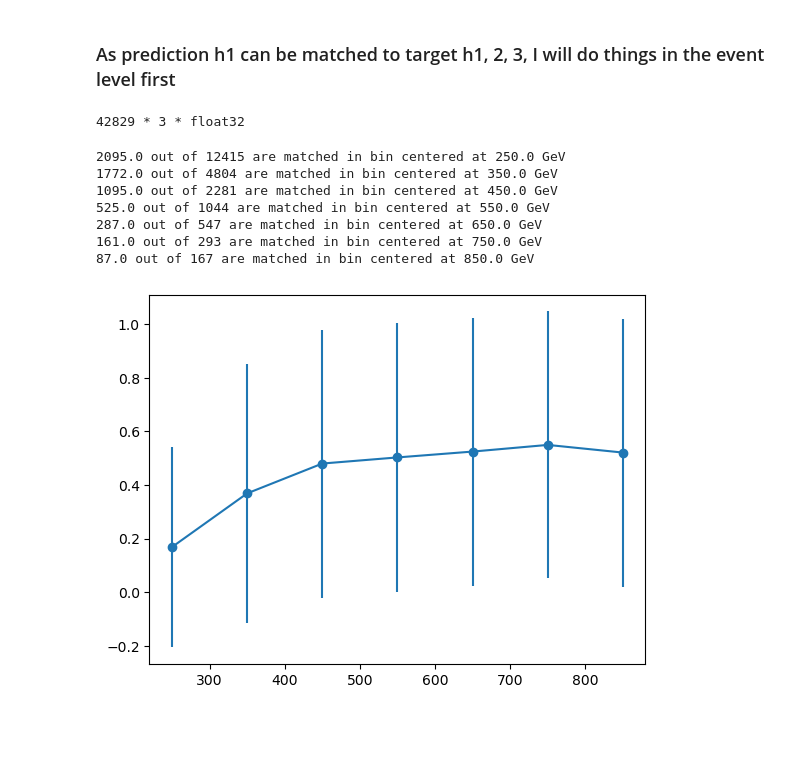
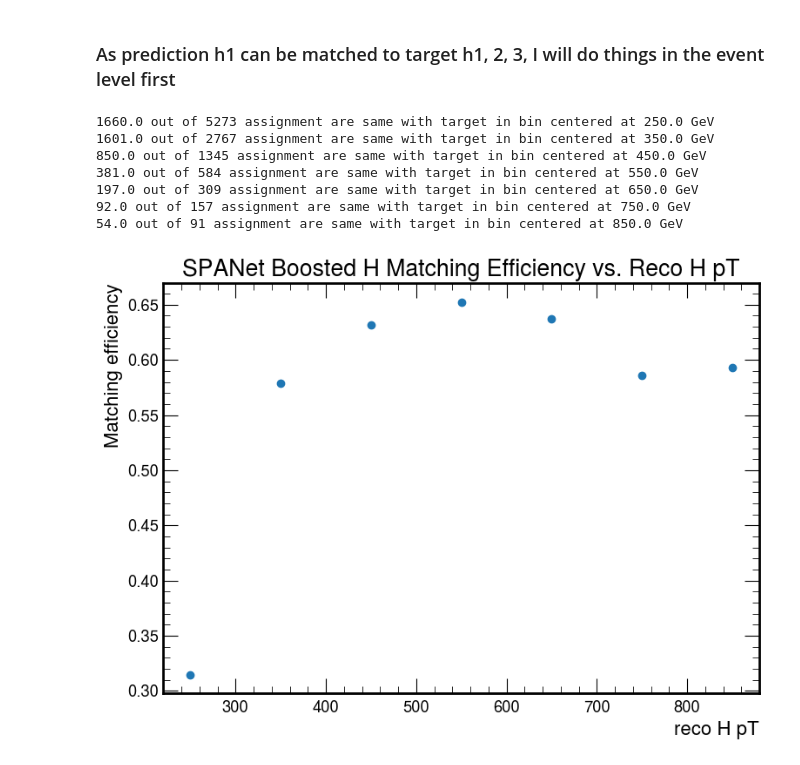
Before and after one commit to ucsd-hep-ex/hhh, a Jupyter notebook: notebooks/dev/plot_H _vs_pT.ipynb, the cells around one changed output. Saved outputs shown, nothing was run; the diff lists cells and outputs as text; code cells hidden in the pictures; blank space fills up the shorter version.

Commit message:
develop scripts to draw matching efficiency and purity over pT

```diff
--- a/notebooks/dev/plot_H _vs_pT.ipynb
+++ b/notebooks/dev/plot_H _vs_pT.ipynb
@@ -17,6 +22,6 @@ predfile_path = proj_dir.joinpath('reports/bv2/pred_v22.h5')
 
 plot_dir = proj_dir.joinpath('reports/bv2/figures')
 # %%
-infile = h5.File(infile_path)
-predfile = h5.File(predfile_path)
+testfile = h5.File(test_file)
+predfile = h5.File(pred_file)
 # %%
@@ -135,8 +135,7 @@ ap_bh1 = np.array(predfile["TARGETS"]["bh1"]['assignment_probability'])
 ap_bh2 = np.array(predfile["TARGETS"]["bh2"]['assignment_probability'])
 ap_bh3 = np.array(predfile["TARGETS"]["bh3"]['assignment_probability'])
 # %%
-# collect fatjet pt
-fj_pt = np.array(infile['INPUTS']['BoostedJets']['fj_pt'])
+fj_pts = np.array(predfile["INPUTS"]["BoostedJets"]["fj_pt"])
 # %%
 plt.hist(ap_bh1)
 plt.show()
@@ -158,70 +157,69 @@ plt.show()
 ### As prediction h1 can be matched to target h1, 2, 3,  I will do things in the event level first
 # %%
 # convert some arrays to ak array
-ap = np.concatenate((ap_bh1.reshape(-1,1), ap_bh2.reshape(-1,1), ap_bh3.reshape(-1,1)), axis=1)
-ap = ak.Array(ap)
-bb_p = np.concatenate((bb_bh1_p.reshape(-1,1), bb_bh2_p.reshape(-1,1), bb_bh3_p.reshape(-1,1)), axis=1)
-bb_p = ak.Array(bb_p)
-bb_t = np.concatenate((bb_bh1_t.reshape(-1,1), bb_bh2_t.reshape(-1,1), bb_bh3_t.reshape(-1,1)), axis=1)
-bb_t = ak.Array(bb_t)
-fj_pt = ak.Array(fj_pt)
-print(fj_pt.type)
+aps = np.concatenate((ap_bh1.reshape(-1,1), ap_bh2.reshape(-1,1), ap_bh3.reshape(-1,1)), axis=1)
+aps = ak.Array(aps)
+bb_ps = np.concatenate((bb_bh1_p.reshape(-1,1), bb_bh2_p.reshape(-1,1), bb_bh3_p.reshape(-1,1)), axis=1)
+bb_ps = ak.Array(bb_ps)
+bb_ts = np.concatenate((bb_bh1_t.reshape(-1,1), bb_bh2_t.reshape(-1,1), bb_bh3_t.reshape(-1,1)), axis=1)
+bb_ts = ak.Array(bb_ts)
+fj_pts = ak.Array(fj_pts)
 
 # p: prediction
 AP_threshold = 0.5
-ap_filter = ap > AP_threshold
-bb_p_passed = bb_p.mask[ap_filter]
-bb_p_passed = ak.drop_none(bb_p_passed)
+ap_filter = aps > AP_threshold
+bb_ps_passed = bb_ps.mask[ap_filter]
+bb_ps_passed = ak.drop_none(bb_ps_passed)
 
-ap_passed = ap.mask[ap_filter]
-ap_passed = ak.drop_none(ap_passed)
+aps_passed = aps.mask[ap_filter]
+aps_passed = ak.drop_none(aps_passed)
 
-sort_by_ap = ak.argsort(ap_passed, axis=-1, ascending=False)
-bb_p_passed = bb_p_passed[sort_by_ap]
+sort_by_ap = ak.argsort(aps_passed, axis=-1, ascending=False)
+bb_ps_passed = bb_ps_passed[sort_by_ap]
-# %% [output]
-42829 * 3 * float32
 # %%
-bh_eff = []
+bh_effs = []
 # for each event
-for bb_p_event, bb_t_event, fj_pt_event in zip(bb_p_passed, bb_t, fj_pt):
+for bb_p_event, bb_t_event, fj_pt_event in zip(bb_ps_passed, bb_ts, fj_pts):
     # for each predicted fatjet, check if the targets have a t fatject same with the p fatjet
     for bb_p in bb_p_event:
         match = 0
         for bb_t in bb_t_event:
             if bb_p == bb_t+10:
                 match = 1
-        bh_eff.append([fj_pt_event[bb_t-1], match])
-bh_eff = np.array(bh_eff)
+        bh_effs.append([fj_pt_event[bb_t], match])
+bh_effs = np.array(bh_effs)
 # %%
 # set x axis (pT) of the scattered points
 bins = np.arange(200, 1000, 100)
 bin_centers = [(bins[i]+bins[i+1])/2 for i in range(bins.size-1)]
 
 # group points into bins by fatjet pT
-inds = np.digitize(bh_eff[:,0], bins)
+eff_inds = np.digitize(bh_effs[:,0], bins)
 
 #np.concatenate((ap_bh1.reshape(-1,1), ap_bh2.reshape(-1,1), ap_bh3.reshape(-1,1)), axis=1)
 effs_per_bin = []
 for bin_i in range(1, len(bins)):
-    effs_per_bin.append(bh_eff[:,1][inds==bin_i])
+    effs_per_bin.append(bh_effs[:,1][eff_inds==bin_i])
 effs_per_bin = ak.Array(effs_per_bin)
 # %%
 for effs, bin_c in zip(effs_per_bin, bin_centers):
-    print(f"{ak.sum(effs)} out of {ak.count(effs)} are matched in bin centered at {bin_c} GeV")
+    print(f"{ak.sum(effs)} out of {ak.count(effs)} assignment are same with target in bin centered at {bin_c} GeV")
 # %% [output]
-2095.0 out of 12415 are matched in bin centered at 250.0 GeV
-1772.0 out of 4804 are matched in bin centered at 350.0 GeV
-1095.0 out of 2281 are matched in bin centered at 450.0 GeV
-525.0 out of 1044 are matched in bin centered at 550.0 GeV
-287.0 out of 547 are matched in bin centered at 650.0 GeV
-161.0 out of 293 are matched in bin centered at 750.0 GeV
-87.0 out of 167 are matched in bin centered at 850.0 GeV
+1660.0 out of 5273 assignment are same with target in bin centered at 250.0 GeV
+1601.0 out of 2767 assignment are same with target in bin centered at 350.0 GeV
+850.0 out of 1345 assignment are same with target in bin centered at 450.0 GeV
+381.0 out of 584 assignment are same with target in bin centered at 550.0 GeV
+197.0 out of 309 assignment are same with target in bin centered at 650.0 GeV
+92.0 out of 157 assignment are same with target in bin centered at 750.0 GeV
+54.0 out of 91 assignment are same with target in bin centered at 850.0 GeV
 # %%
-plt.scatter(x=bin_centers, y=ak.mean(effs_per_bin, axis=-1))
-plt.errorbar(x=bin_centers, y=ak.mean(effs_per_bin, axis=-1), yerr=ak.std(effs_per_bin, axis=-1))
-plt.show()
+fig, ax = plt.subplots(figsize=(8,6))
+ax.scatter(x=bin_centers, y=ak.mean(effs_per_bin, axis=-1))
+ax.set(xlabel=r"reco H pT", ylabel=r"Matching efficiency", title="SPANet Boosted H Matching Efficiency vs. Reco H pT")
+plt.tight_layout()
+plt.savefig(f"{str(plot_dir)}/test_efficiency.jpg")
 # %% [output]
-[figure, old version]
+[figure, new version]
 # %%
 ak.std(effs_per_bin, axis=-1)
 # %% [output]
```
Also changed, not shown: parts of 20 cells of this notebook, 3 other files.
